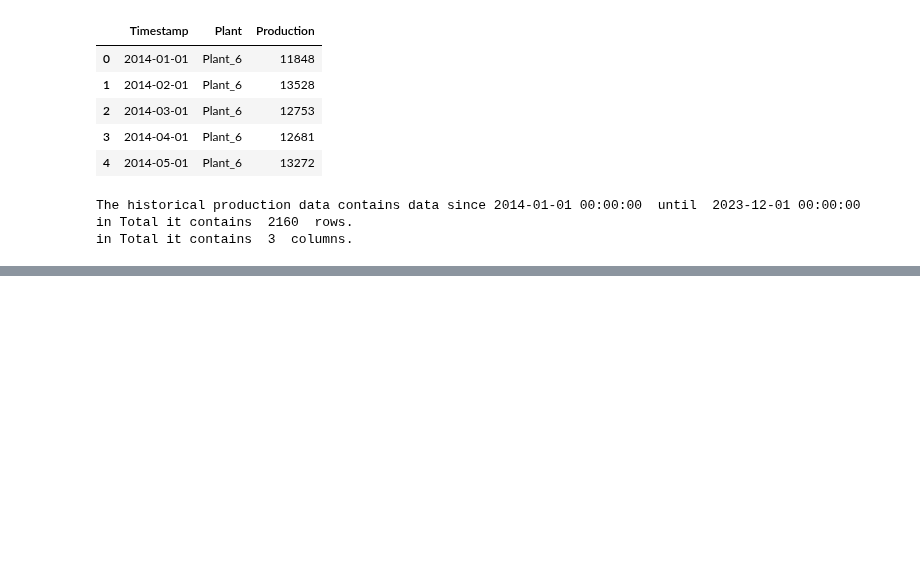
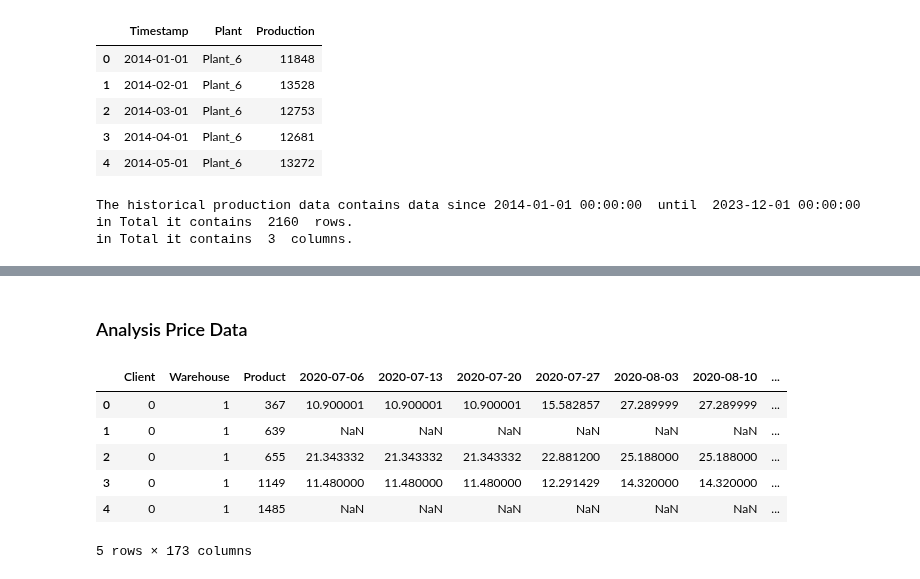
Before and after one commit to john2408/project_data_analytics, a Jupyter notebook: references/topic-ideas.ipynb, the cells around one changed output, grey strips where cells are left out. Saved outputs shown, nothing was run; the diff lists cells and outputs as text; code cells hidden in the pictures; blank space fills up the shorter version.

```diff
--- a/references/topic-ideas.ipynb
+++ b/references/topic-ideas.ipynb
@@ -227,0 +299,14 @@ in Total it contains  3  columns.
+# %% [markdown]
+### Analysis Price Data
+# %%
+df_price = pd.read_csv("../data/raw/VN1_Forecasting_Challenge_Price.csv")
+# %%
+df_price.head()
+# %% [output]
+|  | Client | Warehouse | Product | 2020-07-06 | 2020-07-13 | 2020-07-20 | 2020-07-27 | 2020-08-03 | 2020-08-10 | ... |
+| 0 | 0 | 1 | 367 | 10.900001 | 10.900001 | 10.900001 | 15.582857 | 27.289999 | 27.289999 | ... |
+| 1 | 0 | 1 | 639 | NaN | NaN | NaN | NaN | NaN | NaN | ... |
+| 2 | 0 | 1 | 655 | 21.343332 | 21.343332 | 21.343332 | 22.881200 | 25.188000 | 25.188000 | ... |
+| 3 | 0 | 1 | 1149 | 11.480000 | 11.480000 | 11.480000 | 12.291429 | 14.320000 | 14.320000 | ... |
+| 4 | 0 | 1 | 1485 | NaN | NaN | NaN | NaN | NaN | NaN | ... |
+5 rows × 173 columns
```
Also changed, not shown: parts of 11 cells of this notebook, 3 other files.
